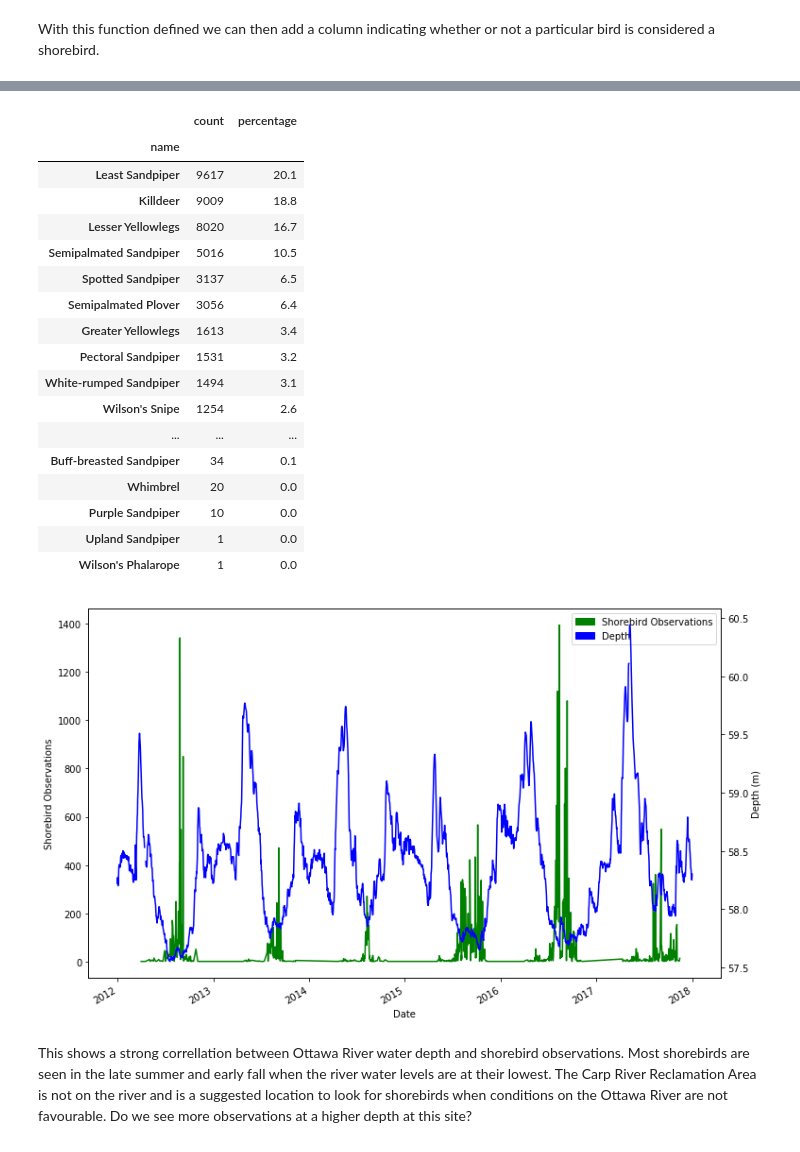
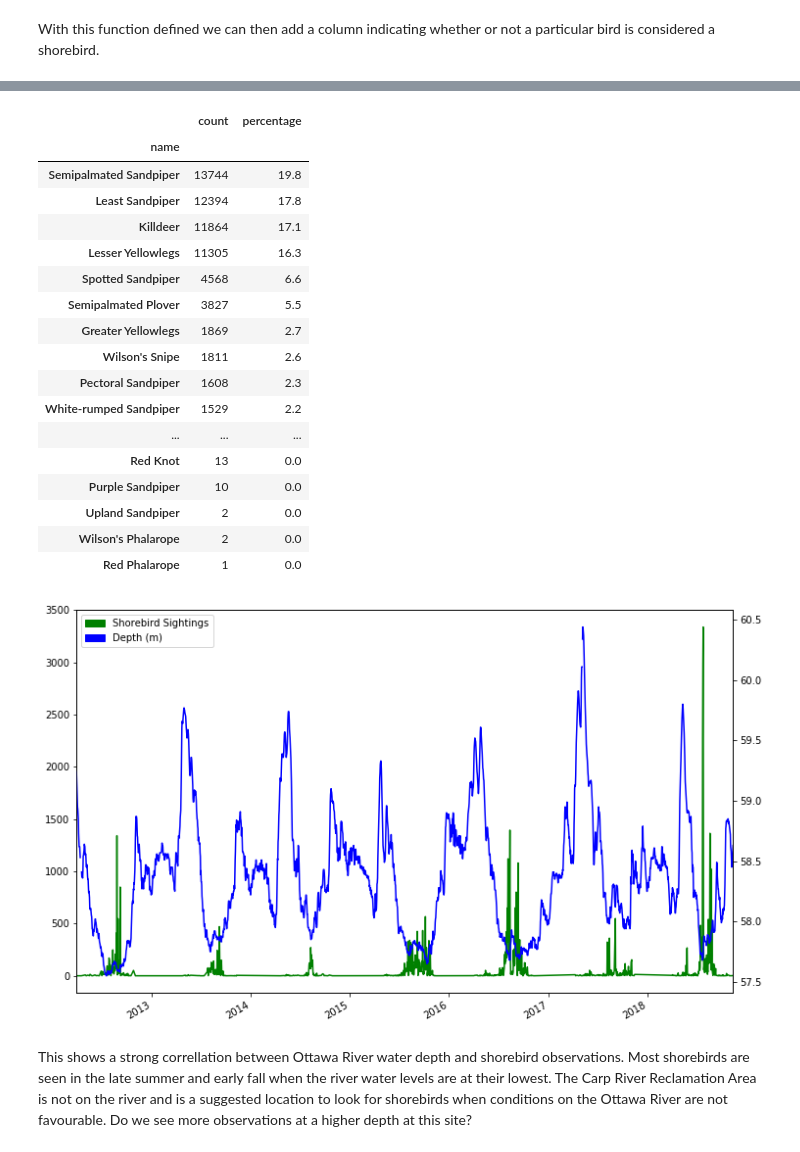
Before and after one commit to dminor/shorebird-forecast, a Jupyter notebook: Shorebirds.ipynb, the cells around one changed output, grey strips where cells are left out. Saved outputs shown, nothing was run; the diff lists cells and outputs as text; code cells hidden in the pictures.

```diff
--- a/Shorebirds.ipynb
+++ b/Shorebirds.ipynb
@@ -40,5 +40,6 @@ len(ebirds[ebirds['count'] == 'X']), len(ebirds)
+# %%
+ebirds[ebirds['count'] == 'X'] = 1
 # %%
-ebirds = ebirds[ebirds['count'] != 'X']
 ebirds['count'] = ebirds['count'].map(int)
 # %% [markdown]
 We convert the dates to datetime objects, remove the times from the eBird data as the depth data is only given for each day. This allows us to combine the eBird observations with the water depth on that particular date.
@@ -131,3 +122,5 @@ birds
+# %%
+birds = birds[birds['location'] != 'OFNC Study Area']
 # %%
 by_depth = birds.groupby(['depth', 'is_shorebird']).count().unstack('is_shorebird')
 # %%
@@ -145,39 +138,39 @@ shorebirds.sort_values('count', ascending=False)
 # %% [output]
 |  | count | percentage |
 | name |  |  |
-| Least Sandpiper | 9617 | 20.1 |
-| Killdeer | 9009 | 18.8 |
-| Lesser Yellowlegs | 8020 | 16.7 |
-| Semipalmated Sandpiper | 5016 | 10.5 |
-| Spotted Sandpiper | 3137 | 6.5 |
-| Semipalmated Plover | 3056 | 6.4 |
-| Greater Yellowlegs | 1613 | 3.4 |
-| Pectoral Sandpiper | 1531 | 3.2 |
-| White-rumped Sandpiper | 1494 | 3.1 |
-| Wilson's Snipe | 1254 | 2.6 |
+| Semipalmated Sandpiper | 13744 | 19.8 |
+| Least Sandpiper | 12394 | 17.8 |
+| Killdeer | 11864 | 17.1 |
+| Lesser Yellowlegs | 11305 | 16.3 |
+| Spotted Sandpiper | 4568 | 6.6 |
+| Semipalmated Plover | 3827 | 5.5 |
+| Greater Yellowlegs | 1869 | 2.7 |
+| Wilson's Snipe | 1811 | 2.6 |
+| Pectoral Sandpiper | 1608 | 2.3 |
+| White-rumped Sandpiper | 1529 | 2.2 |
 | ... | ... | ... |
-| Buff-breasted Sandpiper | 34 | 0.1 |
-| Whimbrel | 20 | 0.0 |
+| Red Knot | 13 | 0.0 |
 | Purple Sandpiper | 10 | 0.0 |
-| Upland Sandpiper | 1 | 0.0 |
-| Wilson's Phalarope | 1 | 0.0 |
+| Upland Sandpiper | 2 | 0.0 |
+| Wilson's Phalarope | 2 | 0.0 |
+| Red Phalarope | 1 | 0.0 |
 # %%
 shorebirds = birds[birds['is_shorebird'] == True].groupby('date')
 shorebirds = shorebirds.agg({'count': 'sum'})
 ax = shorebirds.plot.line(color='green')
-ax.set_xlabel('Date')
-ax.set_ylabel('Shorebird Observations')
+ax.set_xlabel('')
+#ax.set_ylabel('Shorebird Observations')
 ax2 = ax.twinx()
 d = pd.DataFrame(depths['depth'].values, index=pd.to_datetime(depths['date']))
 ax2.plot(d.index, d[0], color='blue')
-ax2.set_ylabel('Depth (m)')
+ax2.set_ylabel('')
 
-p = mpatches.Patch(color='green', label='Shorebird Observations')
-p2 = mpatches.Patch(color='blue', label='Depth')
+p = mpatches.Patch(color='green', label='Shorebird Sightings')
+p2 = mpatches.Patch(color='blue', label='Depth (m)')
 ax.legend(handles=[p, p2])
 None
 # %% [output]
-[figure, old version]
+[figure, new version]
 # %% [markdown]
 This shows a strong correllation between Ottawa River water depth and shorebird observations. Most shorebirds are seen in the late summer and early fall when the river water levels are at their lowest. The Carp River Reclamation Area is not on the river and is a suggested location to look for shorebirds when conditions on the Ottawa River are not favourable. Do we see more observations at a higher depth at this site?
 # %%
```
Also changed, not shown: parts of 29 cells of this notebook, 2 other files.
